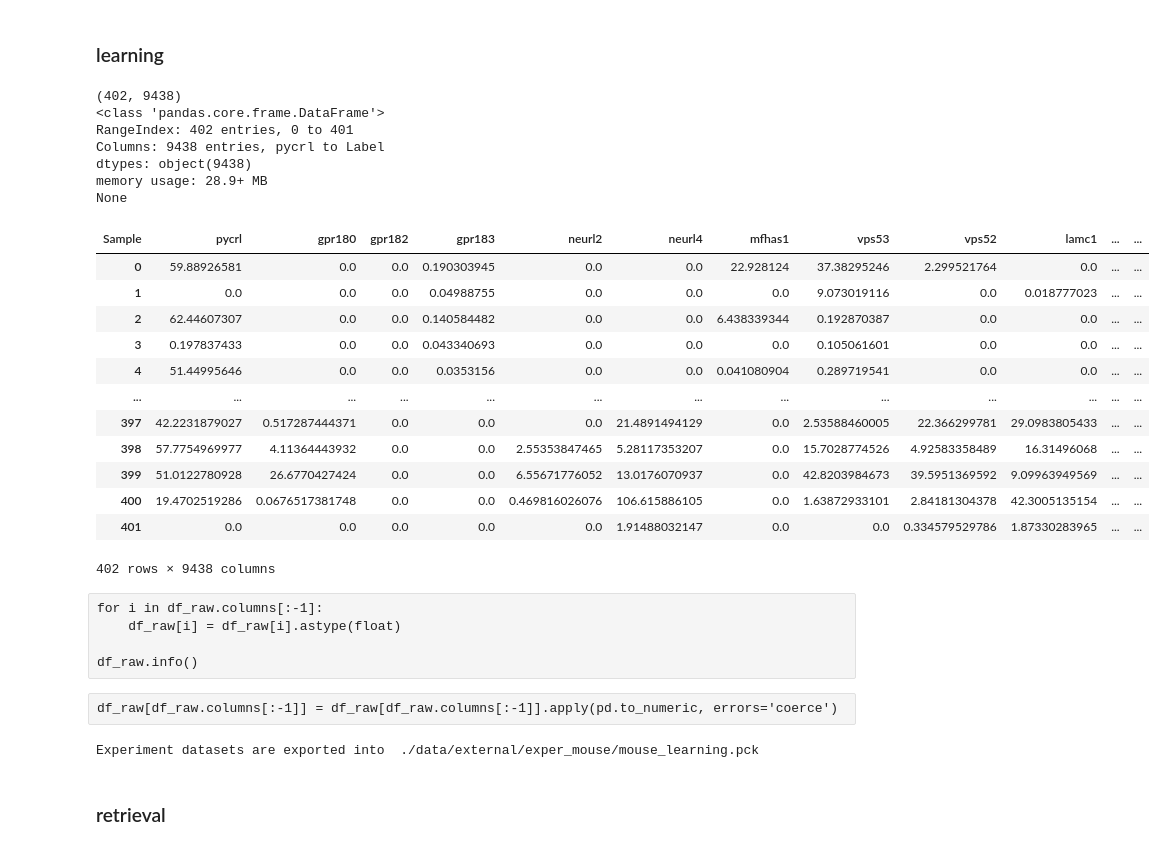
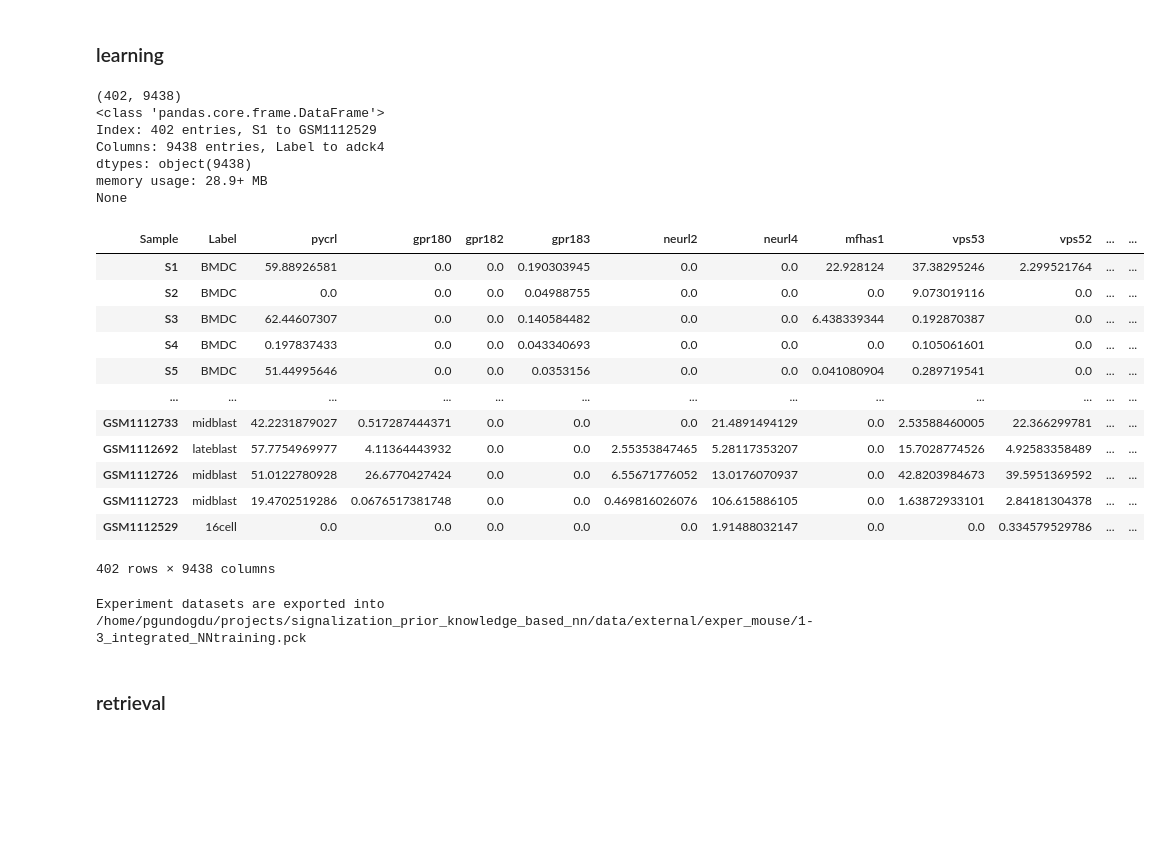
Before and after one commit to pelingundogdu/signalization_prior_knowledge_based_nn, a Jupyter notebook: notebooks/1.0-pg-converting-datasets-into-pck.ipynb, the cells around one changed output. Saved outputs shown, nothing was run; the diff lists cells and outputs as text; code cells hidden in the pictures; blank space fills up the shorter version.

```diff
--- a/notebooks/1.0-pg-converting-datasets-into-pck.ipynb
+++ b/notebooks/1.0-pg-converting-datasets-into-pck.ipynb
@@ -131,46 +130,36 @@ src.define_folder(loc_=loc_output)
 # %%
 df_raw = pd.read_csv(os.path.join(src.DIR_DATA, location, experiment, '1-3_integrated_NNtraining.txt')
                              , sep='\t'
                              , index_col=0).T.drop(columns='Weight')#.reset_index()
-# Reordering dataset, cell type goes to the last column
-df_raw = df_raw[df_raw.columns.to_list()[1:] + df_raw.columns.to_list()[:1]]
-df_raw = df_raw.reset_index(drop=True)
 print(df_raw.shape)
 print(df_raw.info())
 df_raw
 # %% [output]
 (402, 9438)
 <class 'pandas.core.frame.DataFrame'>
-RangeIndex: 402 entries, 0 to 401
-Columns: 9438 entries, pycrl to Label
+Index: 402 entries, S1 to GSM1112529
+Columns: 9438 entries, Label to adck4
 dtypes: object(9438)
 memory usage: 28.9+ MB
 None
-| Sample | pycrl | gpr180 | gpr182 | gpr183 | neurl2 | neurl4 | mfhas1 | vps53 | vps52 | lamc1 | ... | ... |
-| 0 | 59.88926581 | 0.0 | 0.0 | 0.190303945 | 0.0 | 0.0 | 22.928124 | 37.38295246 | 2.299521764 | 0.0 | ... | ... |
-| 1 | 0.0 | 0.0 | 0.0 | 0.04988755 | 0.0 | 0.0 | 0.0 | 9.073019116 | 0.0 | 0.018777023 | ... | ... |
-| 2 | 62.44607307 | 0.0 | 0.0 | 0.140584482 | 0.0 | 0.0 | 6.438339344 | 0.192870387 | 0.0 | 0.0 | ... | ... |
-| 3 | 0.197837433 | 0.0 | 0.0 | 0.043340693 | 0.0 | 0.0 | 0.0 | 0.105061601 | 0.0 | 0.0 | ... | ... |
-| 4 | 51.44995646 | 0.0 | 0.0 | 0.0353156 | 0.0 | 0.0 | 0.041080904 | 0.289719541 | 0.0 | 0.0 | ... | ... |
+| Sample | Label | pycrl | gpr180 | gpr182 | gpr183 | neurl2 | neurl4 | mfhas1 | vps53 | vps52 | ... | ... |
+| S1 | BMDC | 59.88926581 | 0.0 | 0.0 | 0.190303945 | 0.0 | 0.0 | 22.928124 | 37.38295246 | 2.299521764 | ... | ... |
+| S2 | BMDC | 0.0 | 0.0 | 0.0 | 0.04988755 | 0.0 | 0.0 | 0.0 | 9.073019116 | 0.0 | ... | ... |
+| S3 | BMDC | 62.44607307 | 0.0 | 0.0 | 0.140584482 | 0.0 | 0.0 | 6.438339344 | 0.192870387 | 0.0 | ... | ... |
+| S4 | BMDC | 0.197837433 | 0.0 | 0.0 | 0.043340693 | 0.0 | 0.0 | 0.0 | 0.105061601 | 0.0 | ... | ... |
+| S5 | BMDC | 51.44995646 | 0.0 | 0.0 | 0.0353156 | 0.0 | 0.0 | 0.041080904 | 0.289719541 | 0.0 | ... | ... |
 | ... | ... | ... | ... | ... | ... | ... | ... | ... | ... | ... | ... | ... |
-| 397 | 42.2231879027 | 0.517287444371 | 0.0 | 0.0 | 0.0 | 21.4891494129 | 0.0 | 2.53588460005 | 22.366299781 | 29.0983805433 | ... | ... |
-| 398 | 57.7754969977 | 4.11364443932 | 0.0 | 0.0 | 2.55353847465 | 5.28117353207 | 0.0 | 15.7028774526 | 4.92583358489 | 16.31496068 | ... | ... |
-| 399 | 51.0122780928 | 26.6770427424 | 0.0 | 0.0 | 6.55671776052 | 13.0176070937 | 0.0 | 42.8203984673 | 39.5951369592 | 9.09963949569 | ... | ... |
-| 400 | 19.4702519286 | 0.0676517381748 | 0.0 | 0.0 | 0.469816026076 | 106.615886105 | 0.0 | 1.63872933101 | 2.84181304378 | 42.3005135154 | ... | ... |
-| 401 | 0.0 | 0.0 | 0.0 | 0.0 | 0.0 | 1.91488032147 | 0.0 | 0.0 | 0.334579529786 | 1.87330283965 | ... | ... |
+| GSM1112733 | midblast | 42.2231879027 | 0.517287444371 | 0.0 | 0.0 | 0.0 | 21.4891494129 | 0.0 | 2.53588460005 | 22.366299781 | ... | ... |
+| GSM1112692 | lateblast | 57.7754969977 | 4.11364443932 | 0.0 | 0.0 | 2.55353847465 | 5.28117353207 | 0.0 | 15.7028774526 | 4.92583358489 | ... | ... |
+| GSM1112726 | midblast | 51.0122780928 | 26.6770427424 | 0.0 | 0.0 | 6.55671776052 | 13.0176070937 | 0.0 | 42.8203984673 | 39.5951369592 | ... | ... |
+| GSM1112723 | midblast | 19.4702519286 | 0.0676517381748 | 0.0 | 0.0 | 0.469816026076 | 106.615886105 | 0.0 | 1.63872933101 | 2.84181304378 | ... | ... |
+| GSM1112529 | 16cell | 0.0 | 0.0 | 0.0 | 0.0 | 0.0 | 1.91488032147 | 0.0 | 0.0 | 0.334579529786 | ... | ... |
 402 rows × 9438 columns
-# %% [raw]
-for i in df_raw.columns[:-1]:
-    df_raw[i] = df_raw[i].astype(float)
-
-df_raw.info()
-# %% [raw]
-df_raw[df_raw.columns[:-1]] = df_raw[df_raw.columns[:-1]].apply(pd.to_numeric, errors='coerce')
 # %%
-df_raw.to_pickle(os.path.join(loc_output, 'mouse_learning.pck'))
-print('Experiment datasets are exported into ', os.path.join(loc_output, 'mouse_learning.pck' ))
+df_raw.to_pickle(os.path.join(loc_output, '1-3_integrated_NNtraining.pck'))
+print('Experiment datasets are exported into ', os.path.join(loc_output, '1-3_integrated_NNtraining.pck' ))
 # %% [output]
-Experiment datasets are exported into  ./data/external/exper_mouse/mouse_learning.pck
+Experiment datasets are exported into  /home/pgundogdu/projects/signalization_prior_knowledge_based_nn/data/external/exper_mouse/1-3_integrated_NNtraining.pck
 # %% [markdown]
 ### retrieval
 # %%
```
Also changed, not shown: parts of 14 cells of this notebook.
